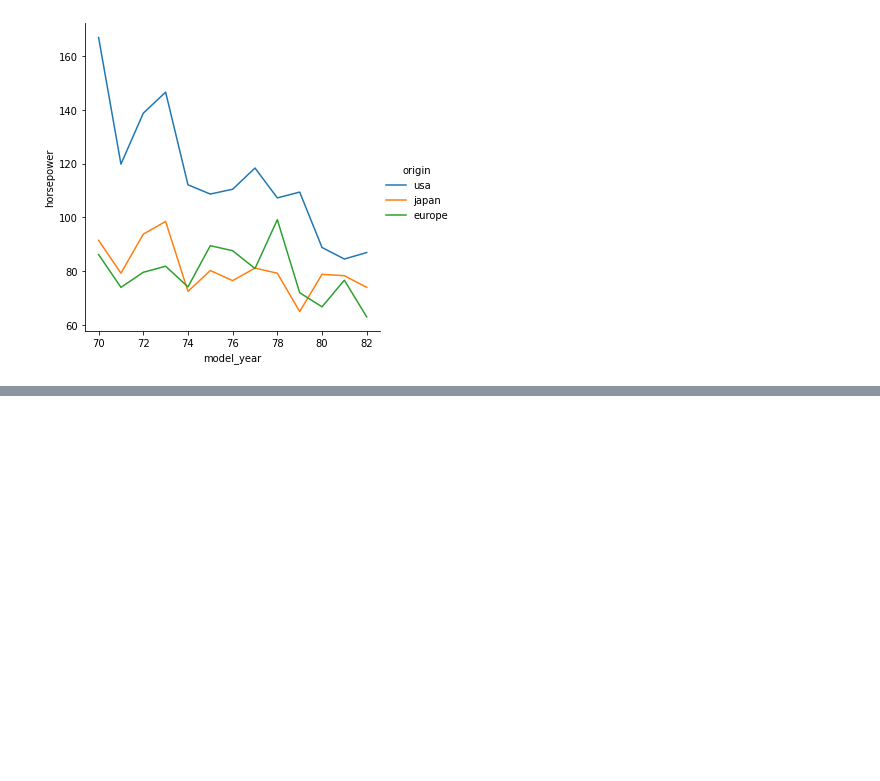
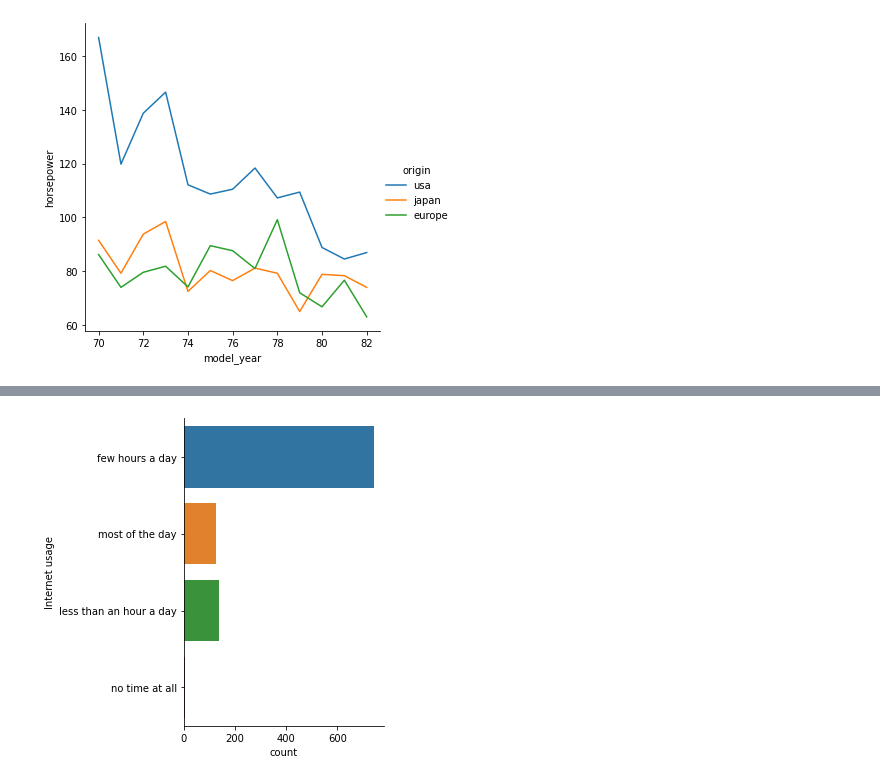
Before and after one commit to noahlias/datacamp_course, a Jupyter notebook: seaborn.ipynb, the cells around one changed output, grey strips where cells are left out. Drawn from its saved outputs; the diff is of its cells as text; code cells hidden in the pictures; blank space fills up the shorter version.

```diff
--- a/seaborn.ipynb
+++ b/seaborn.ipynb
@@ -1141,0 +1154,6 @@ The `ci` parameter is deprecated. Use `errorbar=None` for the same effect.
+# %%
+sns.catplot(y='Internet usage',data= survey_data,kind='count')
+# Show plot
+plt.show()
+# %% [output]
+[figure, added]
```
Also changed, not shown: parts of 45 cells of this notebook, 5 other files.
